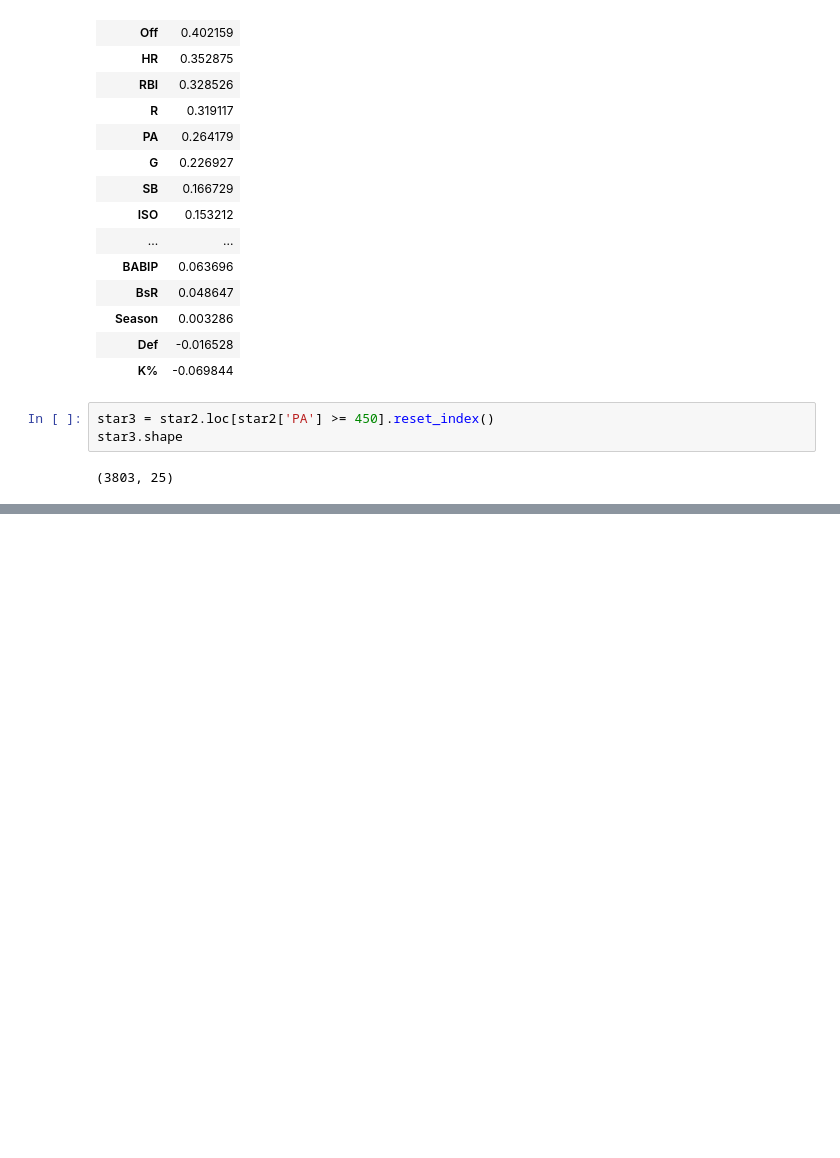
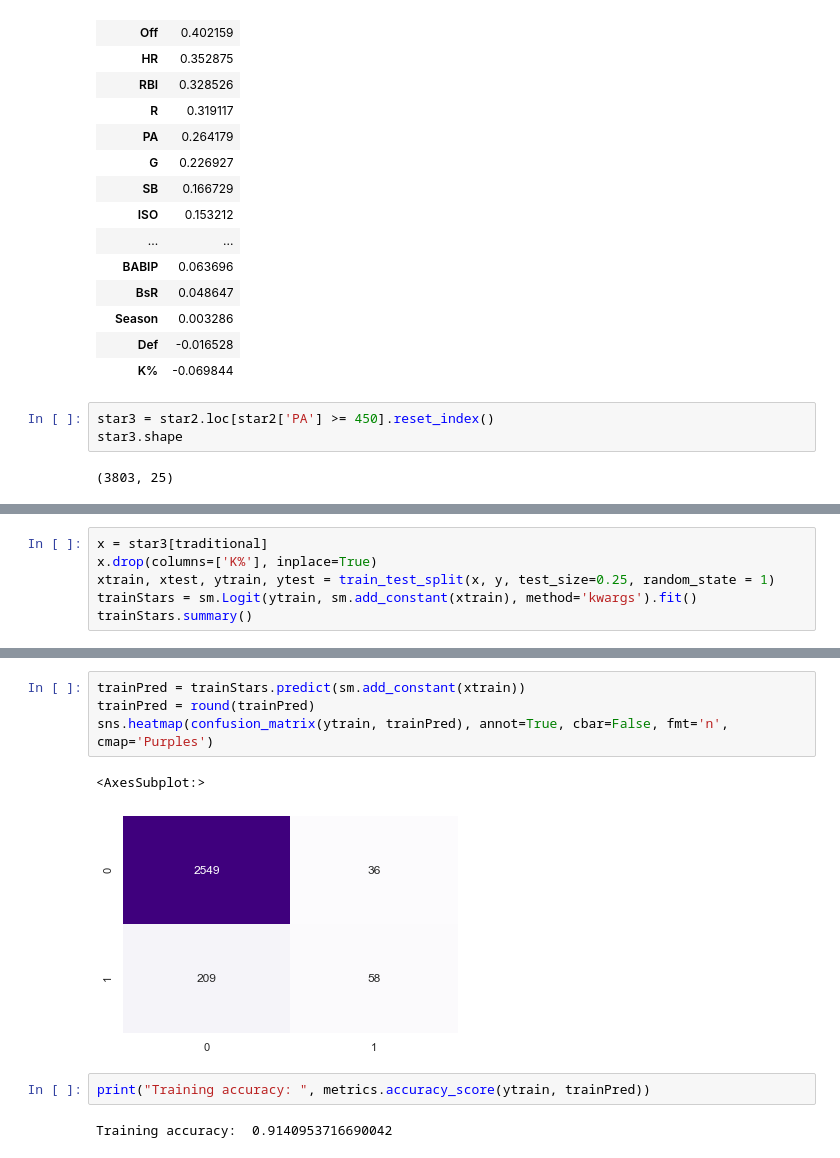
Before and after one commit to cgspartz/ds201_Project31, a Jupyter notebook: ProjectCode.ipynb, the cells around one changed output, grey strips where cells are left out. Drawn from its saved outputs; the diff is of its cells as text; blank space fills up the shorter version.

```diff
--- a/ProjectCode.ipynb
+++ b/ProjectCode.ipynb
@@ -90,0 +101,6 @@ star3[traditional]
+# %%
+x = star3[traditional]
+x.drop(columns=['K%'], inplace=True)
+xtrain, xtest, ytrain, ytest = train_test_split(x, y, test_size=0.25, random_state = 1)
+trainStars = sm.Logit(ytrain, sm.add_constant(xtrain), method='kwargs').fit()
+trainStars.summary()
@@ -90,0 +133,11 @@ star3[traditional]
+# %%
+trainPred = trainStars.predict(sm.add_constant(xtrain))
+trainPred = round(trainPred)
+sns.heatmap(confusion_matrix(ytrain, trainPred), annot=True, cbar=False, fmt='n', cmap='Purples')
+# %% [output]
+<AxesSubplot:>
+[figure, added]
+# %%
+print("Training accuracy: ", metrics.accuracy_score(ytrain, trainPred))
+# %% [output]
+Training accuracy:  0.9140953716690042
```
Also changed, not shown: parts of 40 cells of this notebook, 5 other files.
